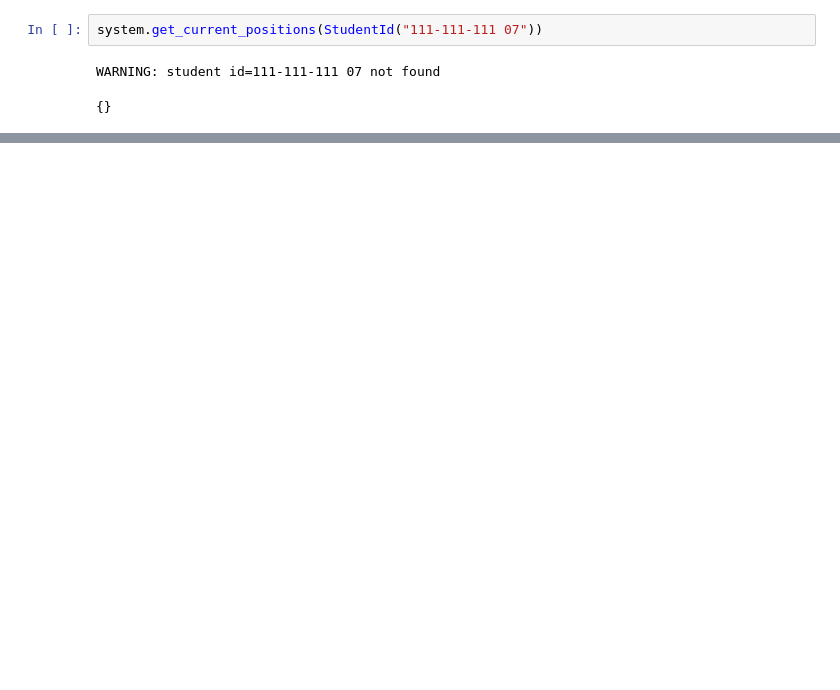
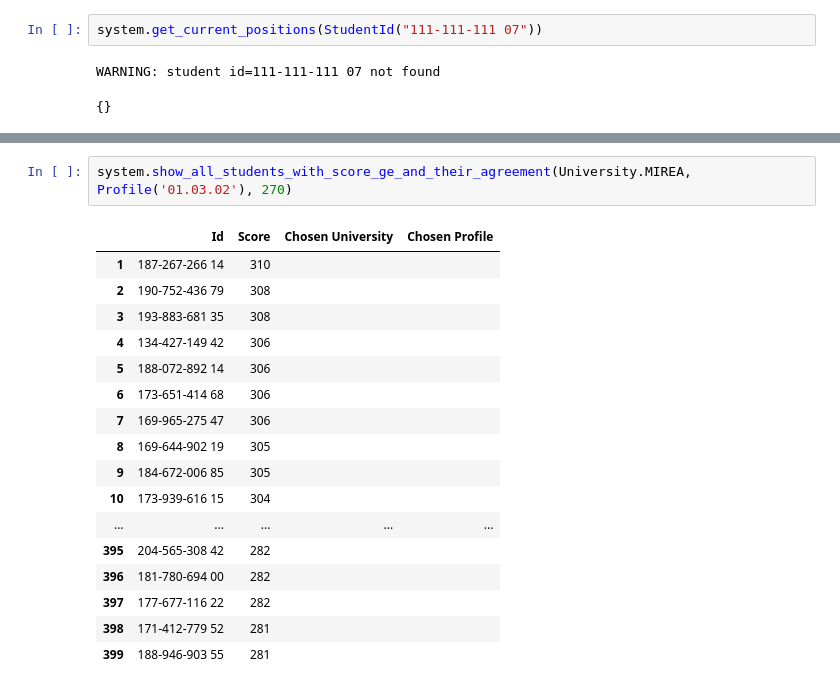
Before and after one commit to ValeriyKnyazhev/UniversityApplicationSystem, a Jupyter notebook: src/notebooks/Viewer.ipynb, the cells around one changed output, grey strips where cells are left out. Cells and saved outputs as stored; diff of their text form; blank space fills up the shorter version.

```diff
--- a/src/notebooks/Viewer.ipynb
+++ b/src/notebooks/Viewer.ipynb
@@ -179,0 +184,20 @@ KeyError: 111-111-111 07
+# %%
+system.show_all_students_with_score_ge_and_their_agreement(University.MIREA, Profile('01.03.02'), 270)
+# %% [output]
+|  | Id | Score | Chosen University | Chosen Profile |
+| 1 | 187-267-266 14 | 310 |  |  |
+| 2 | 190-752-436 79 | 308 |  |  |
+| 3 | 193-883-681 35 | 308 |  |  |
+| 4 | 134-427-149 42 | 306 |  |  |
+| 5 | 188-072-892 14 | 306 |  |  |
+| 6 | 173-651-414 68 | 306 |  |  |
+| 7 | 169-965-275 47 | 306 |  |  |
+| 8 | 169-644-902 19 | 305 |  |  |
+| 9 | 184-672-006 85 | 305 |  |  |
+| 10 | 173-939-616 15 | 304 |  |  |
+| ... | ... | ... | ... | ... |
+| 395 | 204-565-308 42 | 282 |  |  |
+| 396 | 181-780-694 00 | 282 |  |  |
+| 397 | 177-677-116 22 | 282 |  |  |
+| 398 | 171-412-779 52 | 281 |  |  |
+| 399 | 188-946-903 55 | 281 |  |  |
```
Also changed, not shown: parts of 9 cells of this notebook, 10 other files.
